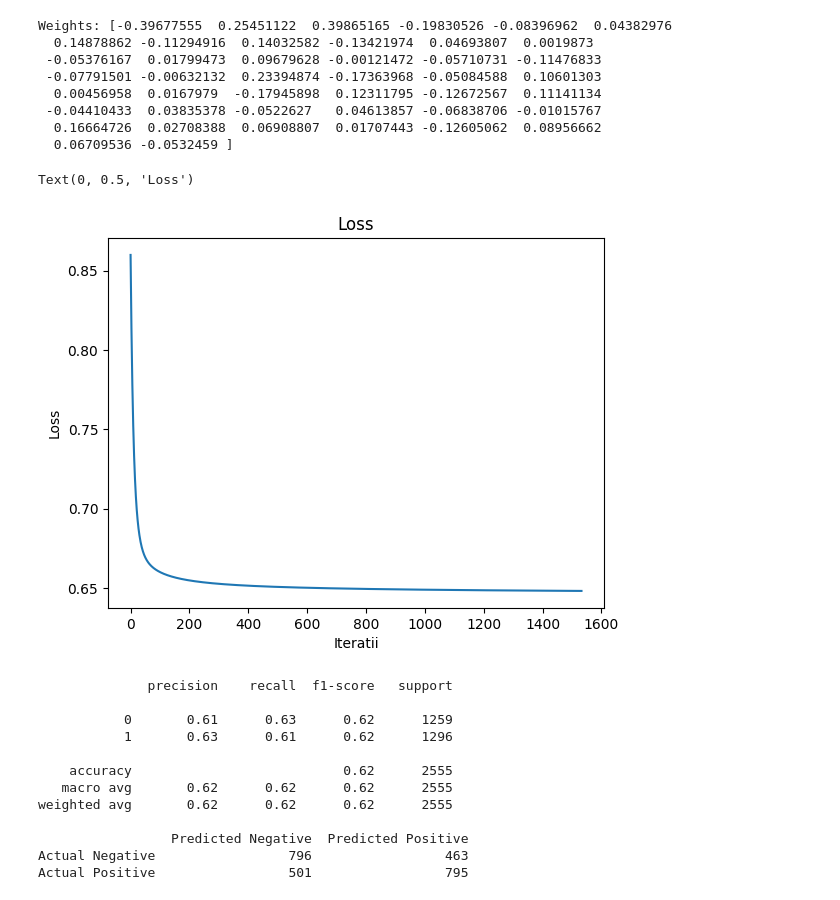
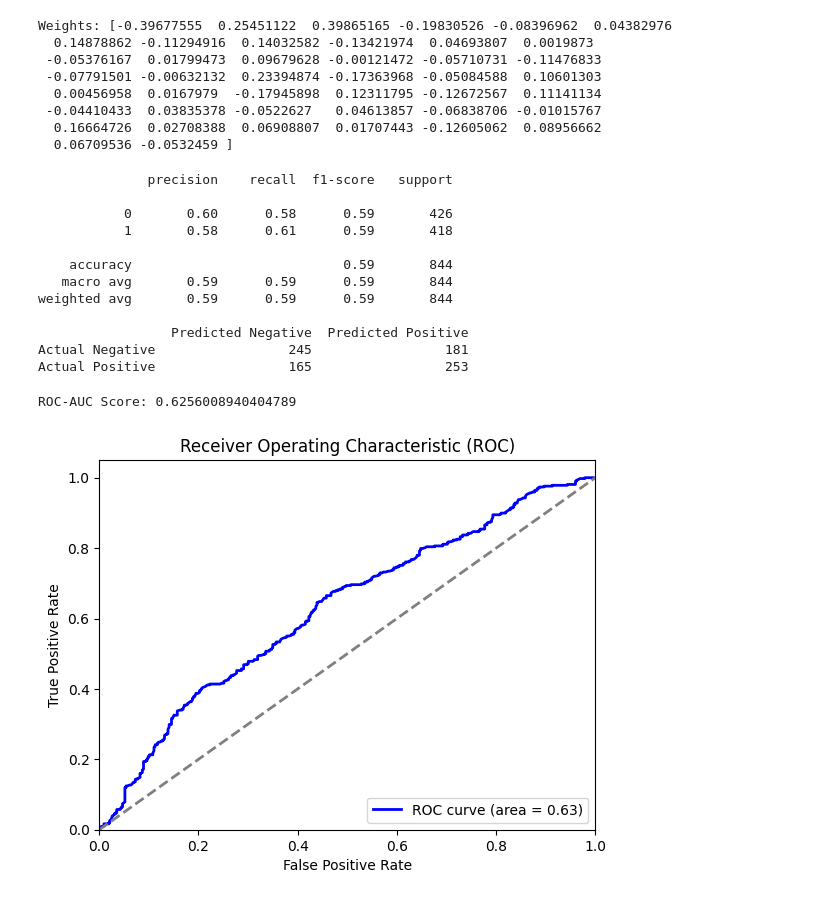
Before and after one commit to FCosmin27/cs2-predictive-models, a Jupyter notebook: match_winner_predicting_models/logistic_regression.ipynb, the cells around one changed output. Cells and saved outputs as stored; diff of their text form; code cells hidden in the pictures.

Commit message:
Add Receiver Operating Characteristic to logistic regression models and train_split_test

```diff
--- a/match_winner_predicting_models/logistic_regression.ipynb
+++ b/match_winner_predicting_models/logistic_regression.ipynb
@@ -78,3 +82,6 @@ y = y.values
+# %%
+X_train, X_test, y_train, y_test = train_test_split(X, y, test_size=0.33, random_state=42)
 # %%
 scaler = StandardScaler()
-X = scaler.fit_transform(X)
+X_train = scaler.fit_transform(X_train)
+X_test = scaler.transform(X_test)
@@ -110,5 +89,5 @@ array([-1.05145274,  1.65132967, -1.20676088,  1.41282585, -0.2319657 ,
 lr = 0.1
 epochs = 10000
 # %%
-w, losses = logistic_regression(X, y, lr, epochs)
+w, losses = logistic_regression(X_train, y_train, lr, epochs)
 # %% [output]
@@ -132,32 +110,44 @@ Weights: [-0.39677555  0.25451122  0.39865165 -0.19830526 -0.08396962  0.0438297
  -0.04410433  0.03835378 -0.0522627   0.04613857 -0.06838706 -0.01015767
   0.16664726  0.02708388  0.06908807  0.01707443 -0.12605062  0.08956662
   0.06709536 -0.0532459 ]
-# %%
-plt.title("Loss")
-plt.plot(losses)
-plt.xlabel("Iteratii")
-plt.ylabel("Loss")
-# %% [output]
-Text(0, 0.5, 'Loss')
-[figure, removed]
 # %%
-y_pred = predict(X, w)
+y_pred = predict(X_test, w)
+y_prob = predict_probabilities(X_test, w)
 # %%
-print(classification_report(y, y_pred))
-confusion_matrix = metrics.confusion_matrix(y, y_pred)
+print(classification_report(y_test, y_pred))
+confusion_matrix = metrics.confusion_matrix(y_test, y_pred)
 conf_matrix_df = pd.DataFrame(confusion_matrix, index=['Actual Negative', 'Actual Positive'],
                               columns=['Predicted Negative', 'Predicted Positive'])
 print(conf_matrix_df)
 # %% [output]
               precision    recall  f1-score   support
 
-           0       0.61      0.63      0.62      1259
-           1       0.63      0.61      0.62      1296
+           0       0.60      0.58      0.59       426
+           1       0.58      0.61      0.59       418
 
-    accuracy                           0.62      2555
-   macro avg       0.62      0.62      0.62      2555
-weighted avg       0.62      0.62      0.62      2555
+    accuracy                           0.59       844
+   macro avg       0.59      0.59      0.59       844
+weighted avg       0.59      0.59      0.59       844
 
                  Predicted Negative  Predicted Positive
-Actual Negative                 796                 463
-Actual Positive                 501                 795
+Actual Negative                 245                 181
+Actual Positive                 165                 253
+# %%
+roc_auc = roc_auc_score(y_test, y_prob)
+print(f'ROC-AUC Score: {roc_auc}')
+# %% [output]
+ROC-AUC Score: 0.6256008940404789
+# %%
+fpr, tpr, thresholds = roc_curve(y_test, y_prob)
+plt.figure()
+plt.plot(fpr, tpr, color='blue', lw=2, label=f'ROC curve (area = {roc_auc:.2f})')
+plt.plot([0, 1], [0, 1], color='gray', lw=2, linestyle='--')
+plt.xlim([0.0, 1.0])
+plt.ylim([0.0, 1.05])
+plt.xlabel('False Positive Rate')
+plt.ylabel('True Positive Rate')
+plt.title('Receiver Operating Characteristic (ROC)')
+plt.legend(loc='lower right')
+plt.show()
+# %% [output]
+[figure, added]
```
Also changed, not shown: parts of 7 cells of this notebook, 2 other files.
